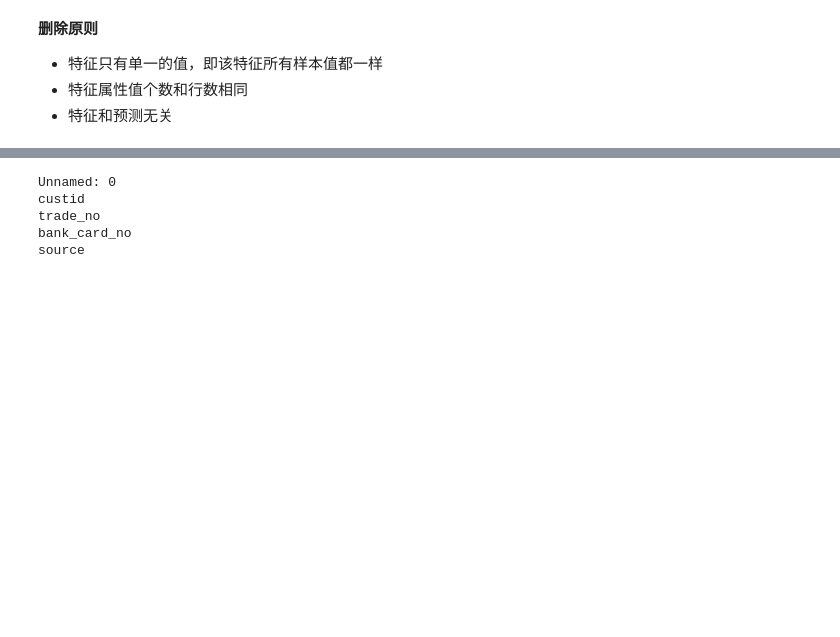
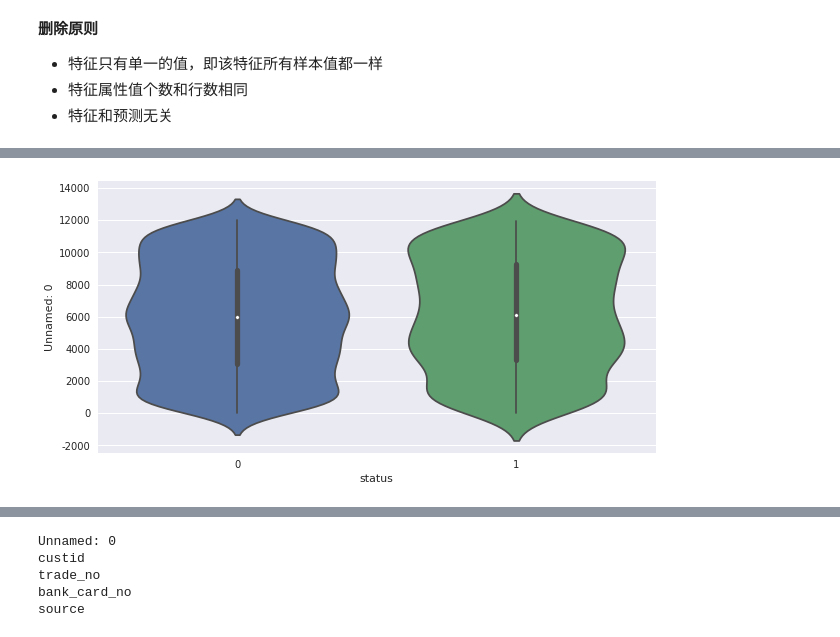
Before and after one commit to JepsonWong/Algorithm_Competition, a Jupyter notebook: 客户逾期分析/test.ipynb, the cells around one changed output, grey strips where cells are left out. Saved outputs shown, nothing was run; the diff lists cells and outputs as text; code cells hidden in the pictures; blank space fills up the shorter version.

```diff
--- a/客户逾期分析/test.ipynb
+++ b/客户逾期分析/test.ipynb
@@ -50,0 +30,84 @@ print data.select_dtypes(include=['category']).shape
+# %%
+# 查看每列的类型
+types = data.dtypes
+# print(len(types))
+# print types[0:45]
+# print('-----------------------------------------------------------')
+# print types[45:]
+
+print data.select_dtypes(include=['bool']).shape
+print data.select_dtypes(include=['number']).shape
+print data.select_dtypes(include=['object']).shape
+print data.select_dtypes(include=['datetime']).shape
+print data.select_dtypes(include=['timedelta']).shape
+print data.select_dtypes(include=['category']).shape
+
+# 特征类型划分：数字型特征、字符型特征、日期特征
+# fancyimpute是python的第三方工具包，主要提供了各种矩阵计算、填充算法的实现。
+# https://blog.csdn.net/jingyi130705008/article/details/82796283
+
+# 数据可视化：https://www.cnblogs.com/jin-liang/p/9011771.html
+
+# 取出数值型特征，观察缺失及分布情况
+# 取出数值型变量
+X_num = data.select_dtypes(['number']).copy()
+# 查看缺失情况
+num_miss_rate = 1 - X_num.count() / len(X_num)
+print type(num_miss_rate)
+num_miss_rate.sort_values(ascending=False, inplace=True)
+print(num_miss_rate[:10])
+num_miss_rate.plot()
+
+X_num = data.select_dtypes(['number']).copy()
+# 观察数据分布
+import matplotlib.pyplot as plt
+import seaborn as sns
+%matplotlib inline
+plt.rcParams['font.sans-serif'] = ['SimHei']  # 用来正常显示中文标签
+plt.rcParams['axes.unicode_minus'] = False  # 用来正常显示负号
+
+print y
+
+for i, col in enumerate(X_num.columns[:5]):
+    plt.figure(i + 1, figsize=(10, 5))
+    # # 密度分布图
+    # sns.distplot(X_num[col][y==1].dropna(), hist=True, kde=True)
+    # sns.distplot(X_num[col][y==0].dropna(), hist=True, kde=True)
+    # 分箱图
+    # sns.boxplot(y=X_num[col], x=y)
+    # 小提琴图
+    # sns.violinplot(y=X_num[col])
+    sns.violinplot(x=y, y=X_num[col])
+
+# 从图像可以看出，数据中含有极端值的比较多，可使用 IQR 方法对极端值进行处理。
+# 也就是说，分别使用 Q3 + 1.5IQR和 Q1 - 1.5IQR 对上下极端值进行修正。
+# 极端值处理函数
+def iqr_outlier(x, thre=1.5):
+    x_cl = x.copy()
+    q25, q75 = x.quantile(q=[0.25, 0.75])
+    iqr = q75 - q25
+    top = q75 + thre * iqr
+    bottom = q25 - thre * iqr
+
+    x_cl[x_cl > top] = top
+    x_cl[x_cl < bottom] = bottom
+
+    return x_cl
+
+# 对进行缺失值填充后的数据集进行极端值修正
+X_num_cl = pd.DataFrame()
+for col in X_num.columns:
+    X_num_cl[col] = iqr_outlier(X_num[col])
+
+X_num = X_num_cl
+
+# 字符型变量，观察缺失值以及分布
+X_str = X.select_dtypes(exclude='number').copy()
+X_str.describe()
+# 众数填充
+X_str['reg_preference_for_trad'] = X_str['reg_preference_for_trad'].fillna(X_str['reg_preference_for_trad'].mode()[0])
+# 哑变量
+X_str_dummy = pd.get_dummies(X_str['reg_preference_for_trad'])
+# 数字编码
+X_str_map = X_str['reg_preference_for_trad'].map({'一线城市': 0, '二线城市': 1,'三线城市': 2,  '其他城市': 3, '境外': 4})
+# %% [output]
@@ -50,0 +132 @@ print data.select_dtypes(include=['category']).shape
+[figure, added]
```
Also changed, not shown: parts of 34 cells of this notebook, 2 other files.
